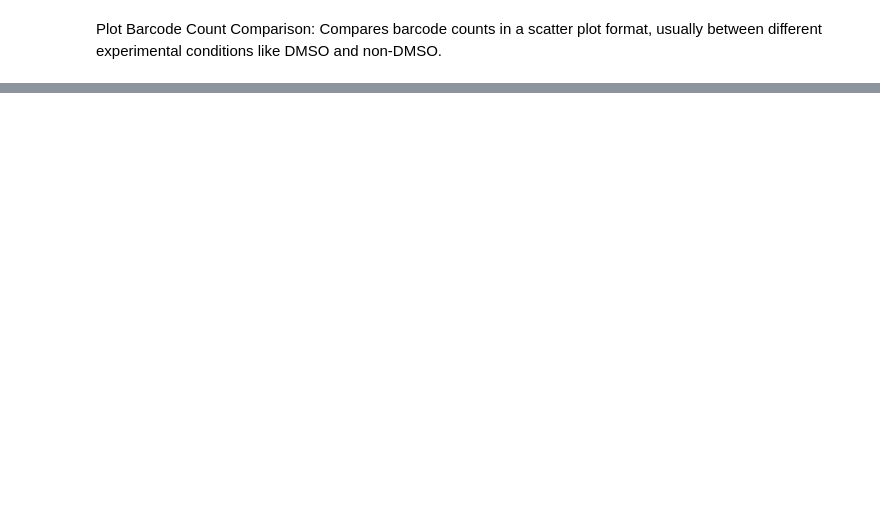
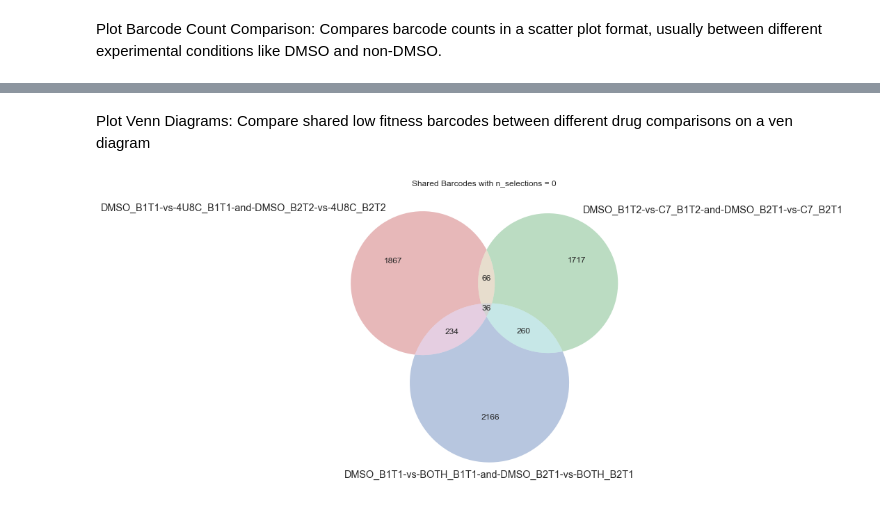
Before and after one commit to kwalcott97/kw_dms, a Jupyter notebook: Untitled.ipynb, the cells around one changed output, grey strips where cells are left out. Cells and saved outputs as stored; diff of their text form; code cells hidden in the pictures; blank space fills up the shorter version.

```diff
--- a/Untitled.ipynb
+++ b/Untitled.ipynb
@@ -345,0 +574,9 @@ plotter.plot_barcode_count_comparison(dataframes_dict=func_score_comparisons, ke
+# %% [markdown]
+Plot Venn Diagrams: Compare shared low fitness barcodes between different drug comparisons on a ven diagram
+# %%
+plotter.plot_venn_diagrams(dataframes_dict=func_score_comparisons, keys=['DMSO_B1T1-vs-4U8C_B1T1-and-DMSO_B2T2-vs-4U8C_B2T2',
+                                                                         'DMSO_B1T2-vs-C7_B1T2-and-DMSO_B2T1-vs-C7_B2T1',
+                                                                         'DMSO_B1T1-vs-BOTH_B1T1-and-DMSO_B2T1-vs-BOTH_B2T1'])
+# useful for making a venn diagram of shared lowfitness barcodes
+# %% [output]
+[figure, added]
```
Also changed, not shown: parts of 14 cells of this notebook, 3 other files.
